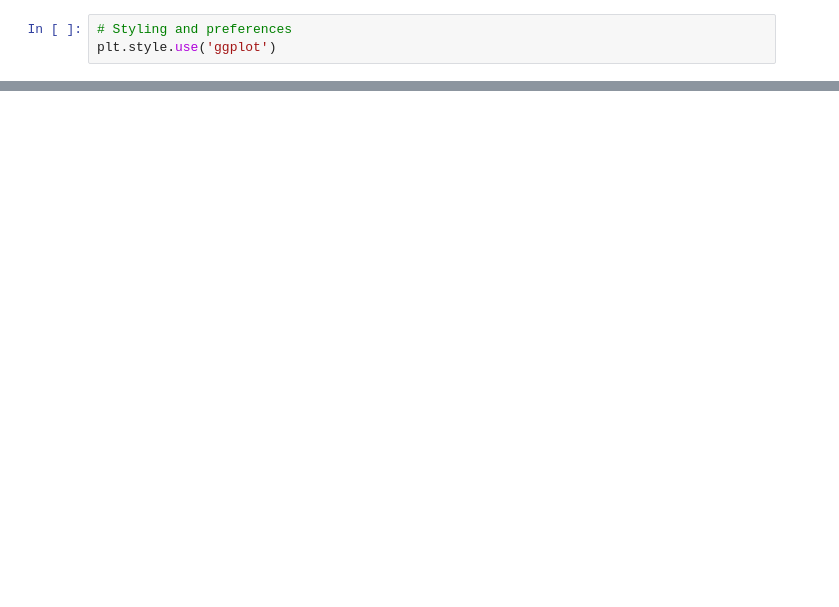
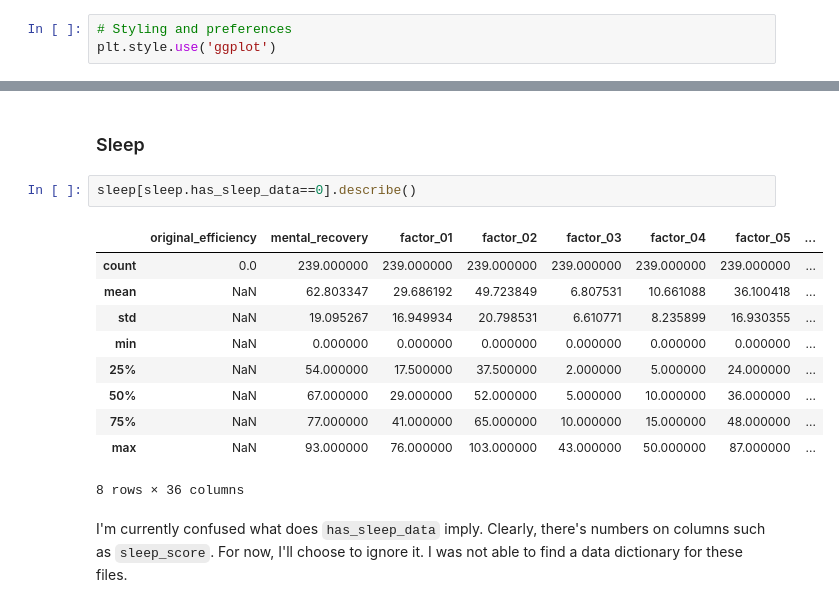
Before and after one commit to eltgnd/habits, a Jupyter notebook: Untitled.ipynb, the cells around one changed output, grey strips where cells are left out. Saved outputs shown, nothing was run; the diff lists cells and outputs as text; blank space fills up the shorter version.

```diff
--- a/Untitled.ipynb
+++ b/Untitled.ipynb
@@ -38,0 +388,17 @@ exercise = pd.read_csv('data/exercise.csv')
+# %% [markdown]
+### Sleep
+# %%
+sleep[sleep.has_sleep_data==0].describe()
+# %% [output]
+|  | original_efficiency | mental_recovery | factor_01 | factor_02 | factor_03 | factor_04 | factor_05 | ... |
+| count | 0.0 | 239.000000 | 239.000000 | 239.000000 | 239.000000 | 239.000000 | 239.000000 | ... |
+| mean | NaN | 62.803347 | 29.686192 | 49.723849 | 6.807531 | 10.661088 | 36.100418 | ... |
+| std | NaN | 19.095267 | 16.949934 | 20.798531 | 6.610771 | 8.235899 | 16.930355 | ... |
+| min | NaN | 0.000000 | 0.000000 | 0.000000 | 0.000000 | 0.000000 | 0.000000 | ... |
+| 25% | NaN | 54.000000 | 17.500000 | 37.500000 | 2.000000 | 5.000000 | 24.000000 | ... |
+| 50% | NaN | 67.000000 | 29.000000 | 52.000000 | 5.000000 | 10.000000 | 36.000000 | ... |
+| 75% | NaN | 77.000000 | 41.000000 | 65.000000 | 10.000000 | 15.000000 | 48.000000 | ... |
+| max | NaN | 93.000000 | 76.000000 | 103.000000 | 43.000000 | 50.000000 | 87.000000 | ... |
+8 rows × 36 columns
+# %% [markdown]
+I'm currently confused what does `has_sleep_data` imply. Clearly, there's numbers on columns such as `sleep_score`. For now, I'll choose to ignore it. I was not able to find a data dictionary for these files.
```
Also changed, not shown: parts of 95 cells of this notebook, 1 other file.
